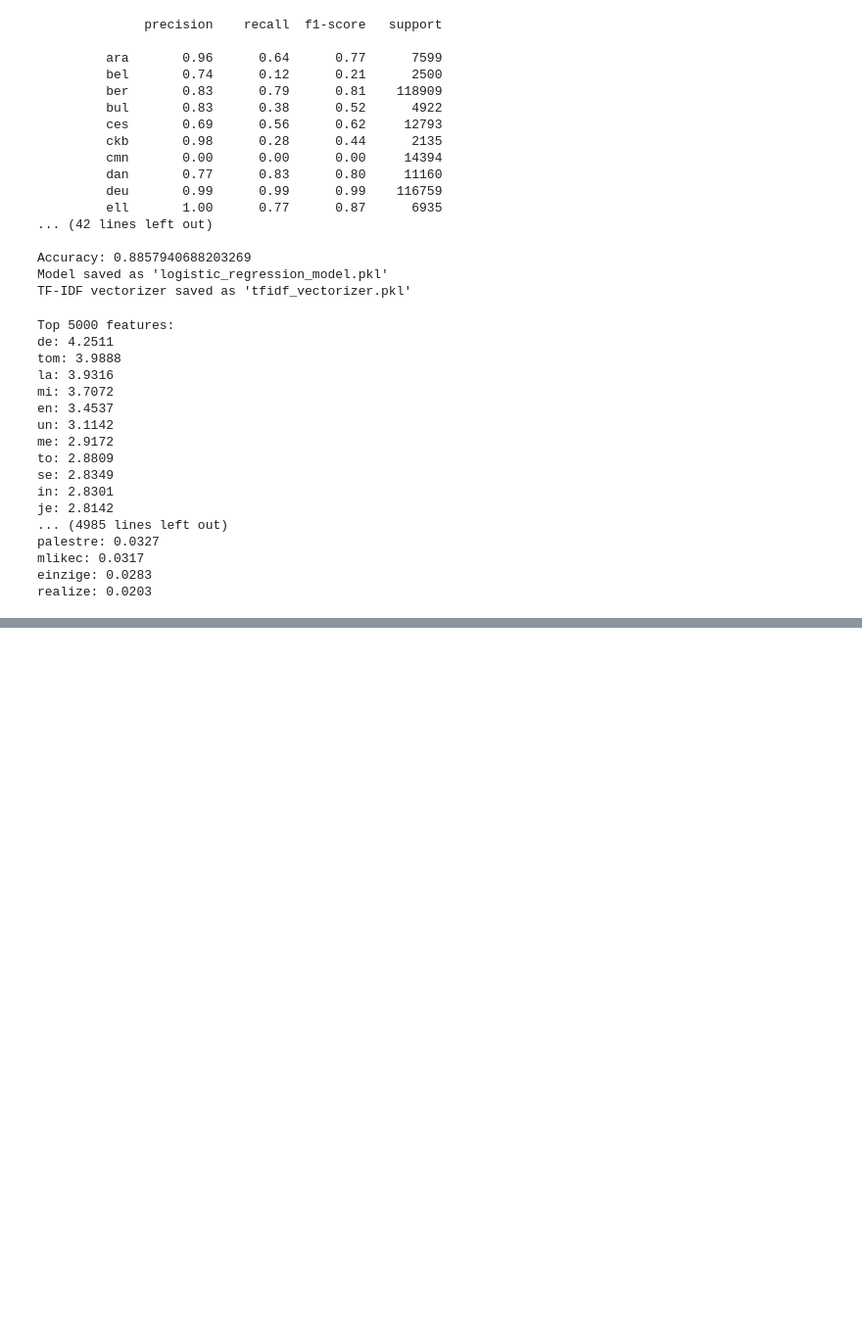
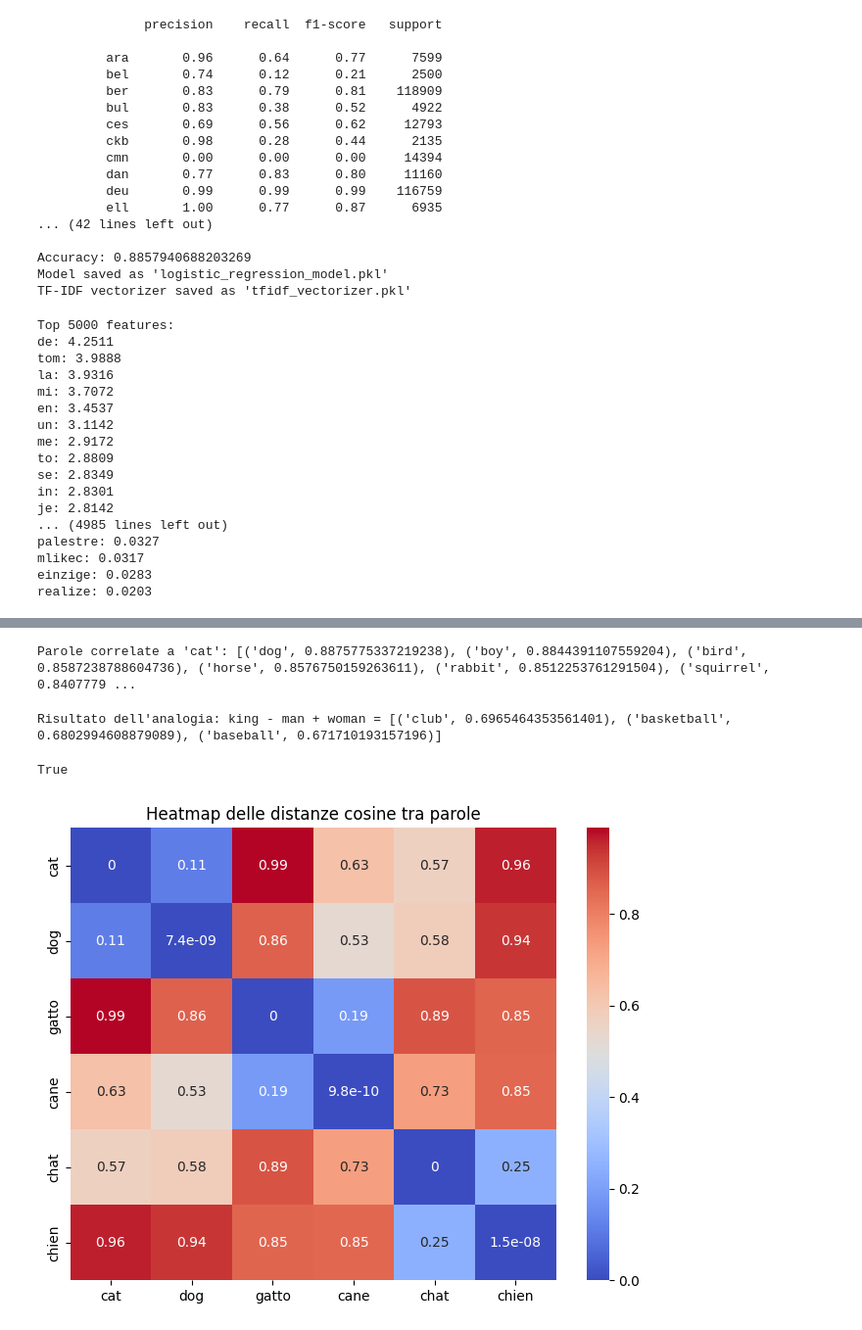
Before and after one commit to saveriodieni/Data-Mining-2024-25, a Jupyter notebook: projDM.ipynb, the cells around one changed output, grey strips where cells are left out. Shown at 98% size. Saved outputs shown, nothing was run; the diff lists cells and outputs as text; code cells hidden in the pictures; blank space fills up the shorter version.

Commit message:
word2vec (2 files in gitignore since they are too big for github)

```diff
--- a/projDM.ipynb
+++ b/projDM.ipynb
@@ -846,0 +956,12 @@ if __name__ == "__main__":
+# %%
+model = Word2Vec.load("multilingual_word2vec.model")
+# %%
+similar_words = model.wv.most_similar('cat', topn=10)
+print("Parole correlate a 'cat':", similar_words)
+# %% [output]
+Parole correlate a 'cat': [('dog', 0.8875775337219238), ('boy', 0.8844391107559204), ('bird', 0.8587238788604736), ('horse', 0.8576750159263611), ('rabbit', 0.8512253761291504), ('squirrel', 0.8407779 ...
+# %%
+analogy = model.wv.most_similar(positive=['game', 'football'], negative=['loose'], topn=3)
+print("Risultato dell'analogia: king - man + woman =", analogy)
+# %% [output]
+Risultato dell'analogia: king - man + woman = [('club', 0.6965464353561401), ('basketball', 0.6802994608879089), ('baseball', 0.671710193157196)]
@@ -846,0 +990,56 @@ if __name__ == "__main__":
+# %%
+# Scegliere un sottoinsieme di parole
+words_subset = ['cat', 'dog', 'gatto', 'cane', 'chat', 'chien']  # Scegli parole di lingue diverse
+similarity_threshold = 0.5  # Imposta una soglia di similarità
+
+# Creare un grafo
+G = nx.Graph()
+for word in words_subset:
+    for similar_word, similarity in model.wv.most_similar(word, topn=10):
+        if similarity > similarity_threshold:
+            G.add_edge(word, similar_word, weight=similarity)
+
+# Convertire il grafo in un formato compatibile con Pyvis
+net = Network(height="750px", width="100%", bgcolor="#222222", font_color="white")
+net.from_nx(G)
+
+# Aggiungere tooltip per i nodi
+for node in net.nodes:
+    node['title'] = node['id']  # Mostra il nome della parola quando passi il mouse
+
+# Configurare l'aspetto della rete
+net.repulsion(
+    node_distance=150,
+    central_gravity=0.33,
+    spring_length=100,
+    spring_strength=0.10,
+    damping=0.95,
+)
+
+# Salva e visualizza la rete
+net.write_html("semantic_network.html")
+webbrowser.open("semantic_network.html")
+# %% [output]
+True
+# %%
+# Definire un elenco di parole di lingue diverse
+words = ['cat', 'dog', 'gatto', 'cane', 'chat', 'chien']
+matrix = []
+
+# Calcolare le distanze cosine tra tutte le parole
+for word1 in words:
+    row = []
+    for word2 in words:
+        dist = cosine(model.wv[word1], model.wv[word2])
+        row.append(dist)
+    matrix.append(row)
+
+# Convertire in array numpy e creare una heatmap
+matrix = np.array(matrix)
+
+plt.figure(figsize=(8, 6))
+sns.heatmap(matrix, xticklabels=words, yticklabels=words, annot=True, cmap='coolwarm', cbar=True)
+plt.title("Heatmap delle distanze cosine tra parole")
+plt.show()
+# %% [output]
+[figure, added]
```
Also changed, not shown: parts of 16 cells of this notebook, 8 other files.
